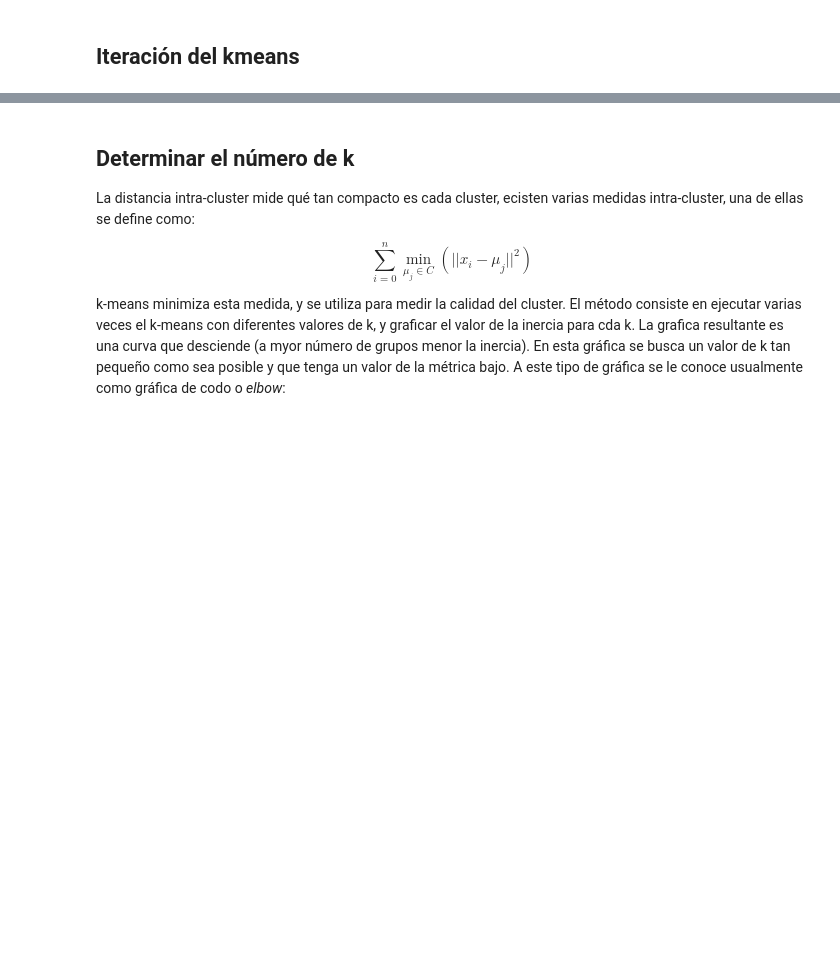
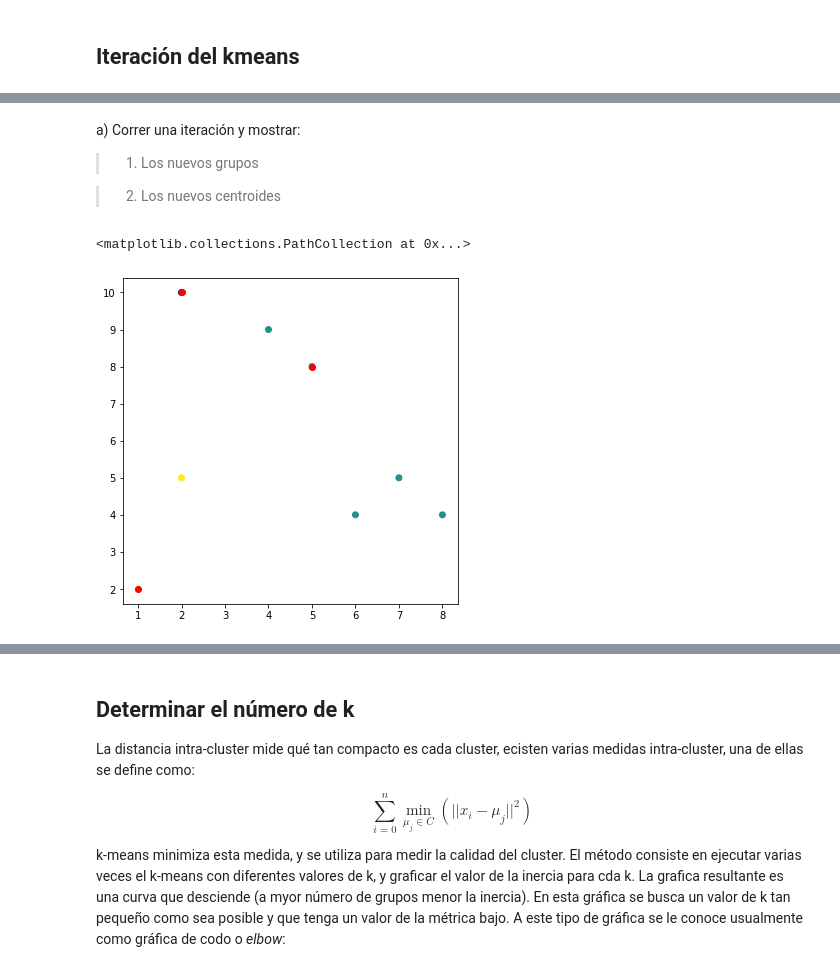
Before and after one commit to acmoral/ProyectoMineria, a Jupyter notebook: Talleres/Taller4/agrupacionMD.ipynb, the cells around one changed output, grey strips where cells are left out. Saved outputs shown, nothing was run; the diff lists cells and outputs as text; code cells hidden in the pictures; blank space fills up the shorter version.

```diff
--- a/Talleres/Taller4/agrupacionMD.ipynb
+++ b/Talleres/Taller4/agrupacionMD.ipynb
@@ -205,0 +230,34 @@ c) Mostrar gráficamente (los puntos y centroides) al converger: <br />
+# %%
+df = df.drop('ID',axis=1)
+# %%
+# Definición de una funcion del simplekmeans para ver por iteraciones
+from sklearn.metrics.pairwise import euclidean_distances
+def simple_kmeans_with_ini_centroids(X, init_clus, k, iter=100):
+    clusters=init_clus
+    preds=np.argmin(euclidean_distances(X,clusters),axis=1)
+    all_clusters=[clusters.copy()]
+    all_preds=[preds]
+    for i in range(iter):
+        for clus in range(k):
+            clusters[clus]=X[preds==clus].mean(axis=0)
+            all_clusters.append(clusters.copy())
+            preds=np.argmin(euclidean_distances(X,clusters),axis=1)
+            all_preds.append(preds.copy())
+    return all_clusters,all_preds
+# %%
+data = df.values
+all_clusters,all_preds=simple_kmeans_with_ini_centroids(data, init_clus, 3)
+# %% [markdown]
+a) Correr una iteración y mostrar: <br />
+
+> 1) Los nuevos grupos <br />
+
+> 2) Los nuevos centroides <br />
+# %%
+iteration=1
+plt.figure(figsize=(6,6))
+plt.scatter(data[:,0],data[:,1],c=all_preds[iteration])
+plt.scatter(all_clusters[iteration][:,0],all_clusters[iteration][:,1],c="r")
+# %% [output]
+<matplotlib.collections.PathCollection at 0x...>
+[figure, added]
```
Also changed, not shown: parts of 35 cells of this notebook, 1 other file.
